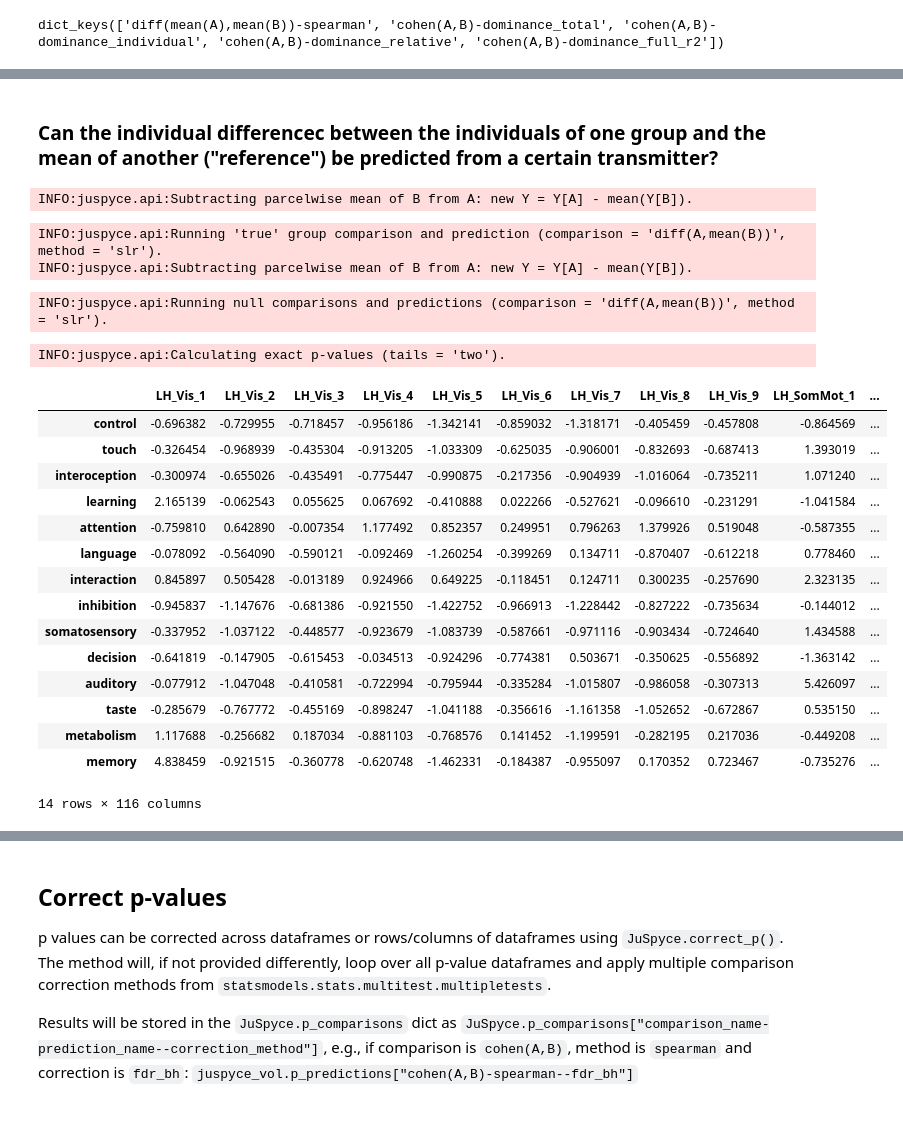
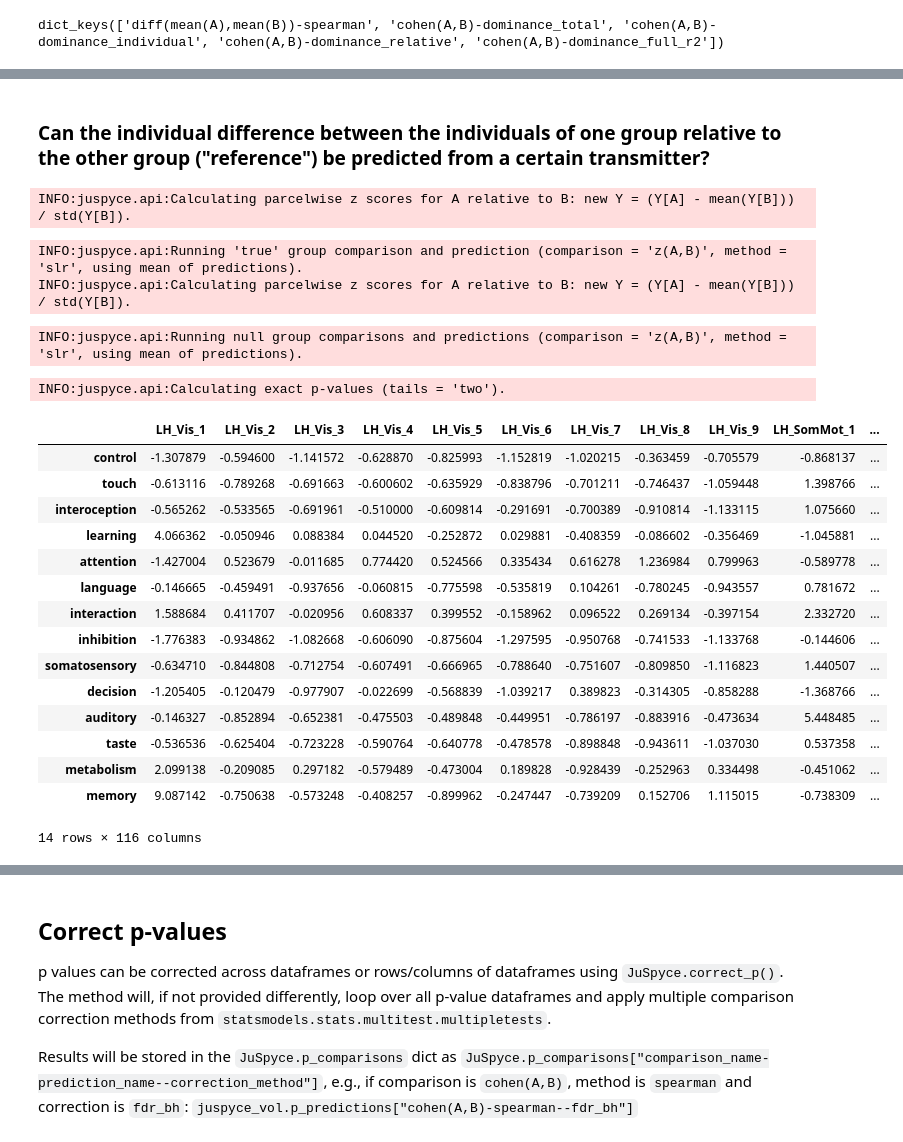
Before and after one commit to LeonDLotter/JuSpyce, a Jupyter notebook: testing/test_6_juspyce.permute_groups.ipynb, the cells around one changed output, grey strips where cells are left out. Drawn from its saved outputs; the diff is of its cells as text; code cells hidden in the pictures.

Commit message:
add z comparison, add average p to permute_groups, update examples

```diff
--- a/testing/test_6_juspyce.permute_groups.ipynb
+++ b/testing/test_6_juspyce.permute_groups.ipynb
@@ -120,20 +121,20 @@ display(juspyce_vol.p_comparisons["cohen(A,B)-dominance_total"])
 # %% [markdown]
-### Can the individual differencec between the individuals of one group and the mean of another ("reference") be predicted from a certain transmitter?
+### Can the individual difference between the individuals of one group relative to the other group ("reference") be predicted from a certain transmitter?
 # %%
 # compare
 juspyce_vol.compare(
-    comparison="diff(A,mean(B))",
+    comparison="z(A,B)", # alternative: diff(A,mean(B))
     groups=groups
 )
 # predict
 juspyce_vol.predict(
     method="slr",
-    comparison="diff(A,mean(B))"
+    comparison="z(A,B)"
 )
 # permute groups
 p_data, true_predictions, null_predictions = juspyce_vol.permute_groups(
     method="slr",
-    comparison="diff(A,mean(B))",
+    comparison="z(A,B)",
     groups=groups,
     n_perm=1000,
     p_tail="two",
@@ -141,30 +142,30 @@ p_data, true_predictions, null_predictions = juspyce_vol.permute_groups(
     n_proc=8, n_proc_predict=1, seed=None,
     verbose=True, store=True)
 # %% [output]
-INFO:juspyce.api:Subtracting parcelwise mean of B from A: new Y = Y[A] - mean(Y[B]).
+INFO:juspyce.api:Calculating parcelwise z scores for A relative to B: new Y = (Y[A] - mean(Y[B])) / std(Y[B]).
-INFO:juspyce.api:Running 'true' group comparison and prediction (comparison = 'diff(A,mean(B))', method = 'slr').
-INFO:juspyce.api:Subtracting parcelwise mean of B from A: new Y = Y[A] - mean(Y[B]).
+INFO:juspyce.api:Running 'true' group comparison and prediction (comparison = 'z(A,B)', method = 'slr', using mean of predictions).
+INFO:juspyce.api:Calculating parcelwise z scores for A relative to B: new Y = (Y[A] - mean(Y[B])) / std(Y[B]).
-INFO:juspyce.api:Running null comparisons and predictions (comparison = 'diff(A,mean(B))', method = 'slr').
+INFO:juspyce.api:Running null group comparisons and predictions (comparison = 'z(A,B)', method = 'slr', using mean of predictions).
 INFO:juspyce.api:Calculating exact p-values (tails = 'two').
 # %%
-display(juspyce_vol.comparisons["diff(A,mean(B))"])
-display(juspyce_vol.predictions["diff(A,mean(B))-slr"])
-display(juspyce_vol.p_comparisons["diff(A,mean(B))-slr"])
+display(juspyce_vol.comparisons["z(A,B)"])
+display(juspyce_vol.predictions["z(A,B)-slr"])
+display(juspyce_vol.p_comparisons["z(A,B)-slr"])
 # %% [output]
 |  | LH_Vis_1 | LH_Vis_2 | LH_Vis_3 | LH_Vis_4 | LH_Vis_5 | LH_Vis_6 | LH_Vis_7 | LH_Vis_8 | LH_Vis_9 | LH_SomMot_1 | ... |
-| control | -0.696382 | -0.729955 | -0.718457 | -0.956186 | -1.342141 | -0.859032 | -1.318171 | -0.405459 | -0.457808 | -0.864569 | ... |
-| touch | -0.326454 | -0.968939 | -0.435304 | -0.913205 | -1.033309 | -0.625035 | -0.906001 | -0.832693 | -0.687413 | 1.393019 | ... |
-| interoception | -0.300974 | -0.655026 | -0.435491 | -0.775447 | -0.990875 | -0.217356 | -0.904939 | -1.016064 | -0.735211 | 1.071240 | ... |
-| learning | 2.165139 | -0.062543 | 0.055625 | 0.067692 | -0.410888 | 0.022266 | -0.527621 | -0.096610 | -0.231291 | -1.041584 | ... |
-| attention | -0.759810 | 0.642890 | -0.007354 | 1.177492 | 0.852357 | 0.249951 | 0.796263 | 1.379926 | 0.519048 | -0.587355 | ... |
-| language | -0.078092 | -0.564090 | -0.590121 | -0.092469 | -1.260254 | -0.399269 | 0.134711 | -0.870407 | -0.612218 | 0.778460 | ... |
-| interaction | 0.845897 | 0.505428 | -0.013189 | 0.924966 | 0.649225 | -0.118451 | 0.124711 | 0.300235 | -0.257690 | 2.323135 | ... |
-| inhibition | -0.945837 | -1.147676 | -0.681386 | -0.921550 | -1.422752 | -0.966913 | -1.228442 | -0.827222 | -0.735634 | -0.144012 | ... |
-| somatosensory | -0.337952 | -1.037122 | -0.448577 | -0.923679 | -1.083739 | -0.587661 | -0.971116 | -0.903434 | -0.724640 | 1.434588 | ... |
-| decision | -0.641819 | -0.147905 | -0.615453 | -0.034513 | -0.924296 | -0.774381 | 0.503671 | -0.350625 | -0.556892 | -1.363142 | ... |
-| auditory | -0.077912 | -1.047048 | -0.410581 | -0.722994 | -0.795944 | -0.335284 | -1.015807 | -0.986058 | -0.307313 | 5.426097 | ... |
-| taste | -0.285679 | -0.767772 | -0.455169 | -0.898247 | -1.041188 | -0.356616 | -1.161358 | -1.052652 | -0.672867 | 0.535150 | ... |
-| metabolism | 1.117688 | -0.256682 | 0.187034 | -0.881103 | -0.768576 | 0.141452 | -1.199591 | -0.282195 | 0.217036 | -0.449208 | ... |
-| memory | 4.838459 | -0.921515 | -0.360778 | -0.620748 | -1.462331 | -0.184387 | -0.955097 | 0.170352 | 0.723467 | -0.735276 | ... |
+| control | -1.307879 | -0.594600 | -1.141572 | -0.628870 | -0.825993 | -1.152819 | -1.020215 | -0.363459 | -0.705579 | -0.868137 | ... |
+| touch | -0.613116 | -0.789268 | -0.691663 | -0.600602 | -0.635929 | -0.838796 | -0.701211 | -0.746437 | -1.059448 | 1.398766 | ... |
+| interoception | -0.565262 | -0.533565 | -0.691961 | -0.510000 | -0.609814 | -0.291691 | -0.700389 | -0.910814 | -1.133115 | 1.075660 | ... |
+| learning | 4.066362 | -0.050946 | 0.088384 | 0.044520 | -0.252872 | 0.029881 | -0.408359 | -0.086602 | -0.356469 | -1.045881 | ... |
+| attention | -1.427004 | 0.523679 | -0.011685 | 0.774420 | 0.524566 | 0.335434 | 0.616278 | 1.236984 | 0.799963 | -0.589778 | ... |
+| language | -0.146665 | -0.459491 | -0.937656 | -0.060815 | -0.775598 | -0.535819 | 0.104261 | -0.780245 | -0.943557 | 0.781672 | ... |
+| interaction | 1.588684 | 0.411707 | -0.020956 | 0.608337 | 0.399552 | -0.158962 | 0.096522 | 0.269134 | -0.397154 | 2.332720 | ... |
+| inhibition | -1.776383 | -0.934862 | -1.082668 | -0.606090 | -0.875604 | -1.297595 | -0.950768 | -0.741533 | -1.133768 | -0.144606 | ... |
+| somatosensory | -0.634710 | -0.844808 | -0.712754 | -0.607491 | -0.666965 | -0.788640 | -0.751607 | -0.809850 | -1.116823 | 1.440507 | ... |
+| decision | -1.205405 | -0.120479 | -0.977907 | -0.022699 | -0.568839 | -1.039217 | 0.389823 | -0.314305 | -0.858288 | -1.368766 | ... |
+| auditory | -0.146327 | -0.852894 | -0.652381 | -0.475503 | -0.489848 | -0.449951 | -0.786197 | -0.883916 | -0.473634 | 5.448485 | ... |
+| taste | -0.536536 | -0.625404 | -0.723228 | -0.590764 | -0.640778 | -0.478578 | -0.898848 | -0.943611 | -1.037030 | 0.537358 | ... |
+| metabolism | 2.099138 | -0.209085 | 0.297182 | -0.579489 | -0.473004 | 0.189828 | -0.928439 | -0.252963 | 0.334498 | -0.451062 | ... |
+| memory | 9.087142 | -0.750638 | -0.573248 | -0.408257 | -0.899962 | -0.247447 | -0.739209 | 0.152706 | 1.115015 | -0.738309 | ... |
 14 rows × 116 columns
 |  | 5HT2a-cimbi36-29-beliveau2017 | NMDA-ge179-29-galovic2021 | mGluR5-abp688-73-smart2019 | MU-carfentanil-204-kantonen2020 | ... |
```
Also changed, not shown: parts of 7 cells of this notebook, 3 other files.
